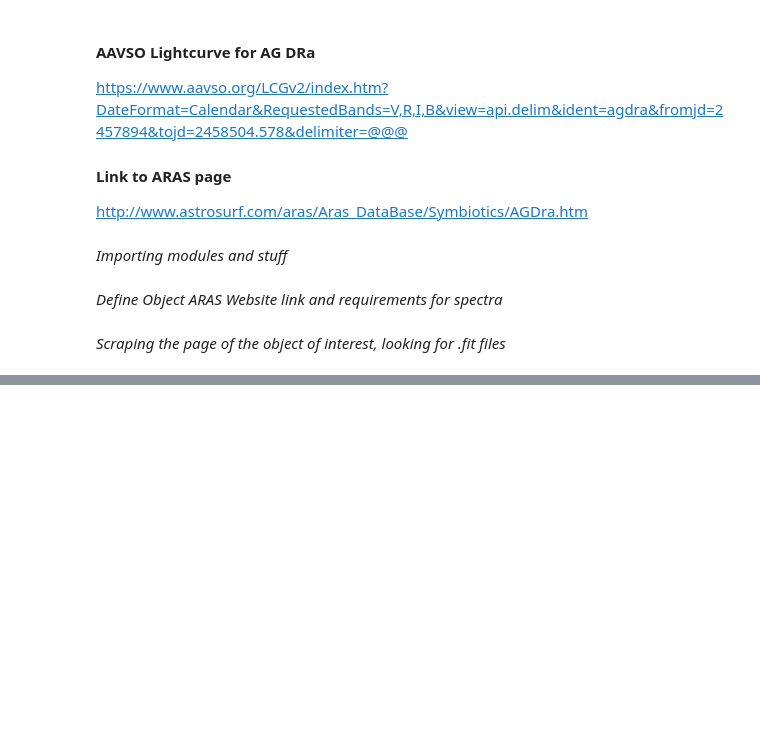
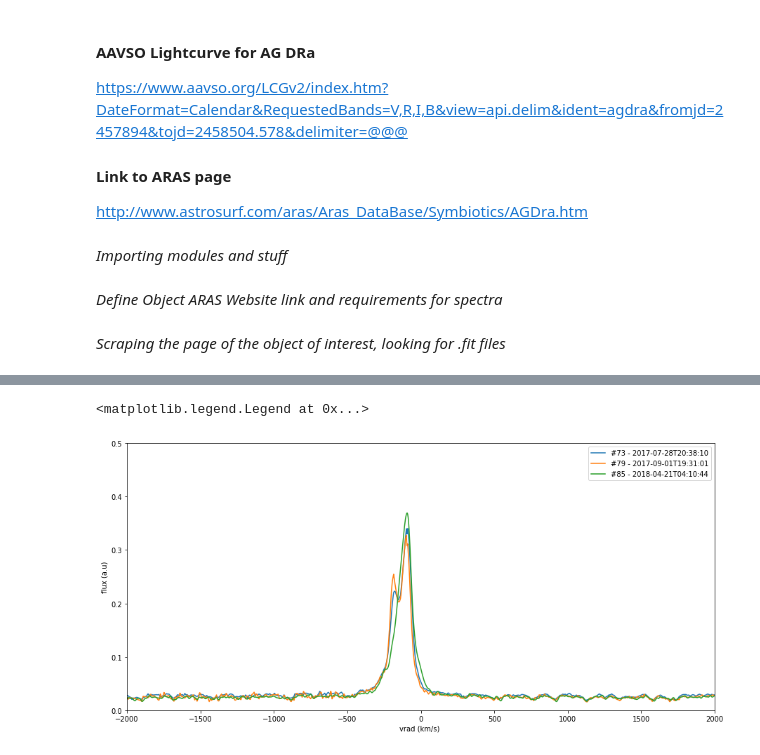
Before and after one commit to ivandga/ArasSpectraNotebooks, a Jupyter notebook: ag_dra.ipynb, the cells around one changed output, grey strips where cells are left out. Cells and saved outputs as stored; diff of their text form; code cells hidden in the pictures; blank space fills up the shorter version.

Commit message:
some plots

```diff
--- a/ag_dra.ipynb
+++ b/ag_dra.ipynb
@@ -42,0 +84,33 @@ for link in soup.findAll('a'):
+# %%
+def calculate_velocity(wave, wavelength):
+    return 1e-3*const.c*(wave - wavelength)/wavelength
+
+def linelabel(wl):
+    return "{:.1f} $\AA$".format(wl)
+
+def plot_line(i, wl, dobs=False, labwl=False, alpha=1, factor=1):
+    vel = calculate_velocity(data[i]["w"], wl)
+    if dobs:
+        label_for_line = "#{} - {}".format(i, data[i]["do"])
+    if labwl:
+        label_for_line = "#{} - {}".format(i, linelabel(wl))
+    if labwl and dobs:
+        label_for_line = "#{} - {} - {}".format(i, linelabel(wl), data[i]["do"])
+    flux = data[i]["f"]/max(data[i]["f"])
+    pl.plot(vel, flux*factor, label = label_for_line, alpha=alpha)
+# %%
+fig = pl.figure(1, figsize = (15, 7))
+
+w_hbeta = 4861.
+plot_line(73, w_hbeta, dobs=True)
+plot_line(79, w_hbeta, dobs=True)
+plot_line(85, w_hbeta, dobs=True)
+
+pl.xlim(-2000, 2000)
+pl.xlabel('vrad (km/s) ')
+pl.ylim(0, 0.5)
+pl.ylabel('flux (a.u)')
+pl.legend()
+# %% [output]
+<matplotlib.legend.Legend at 0x...>
+[figure, added]
```
Also changed, not shown: parts of 5 cells of this notebook, 1 other file.
